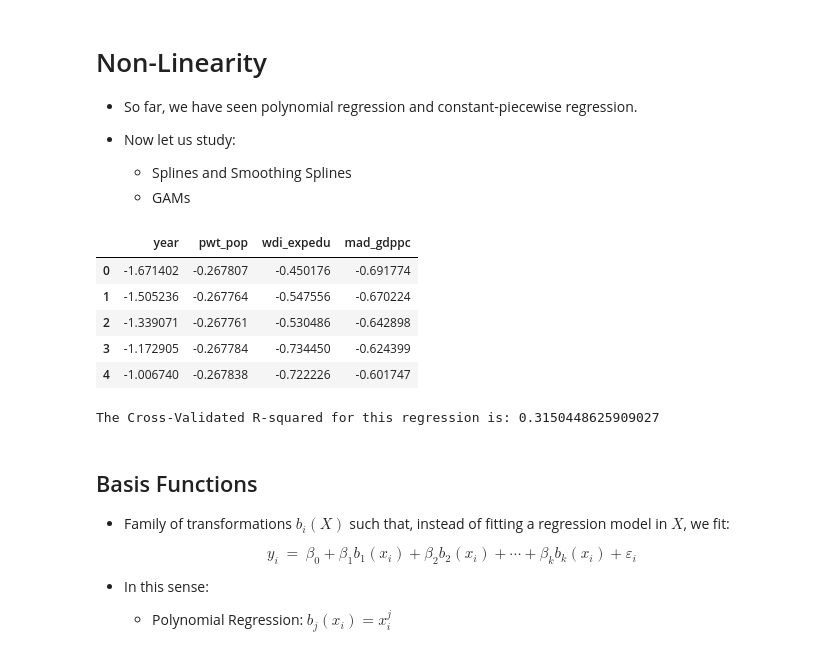
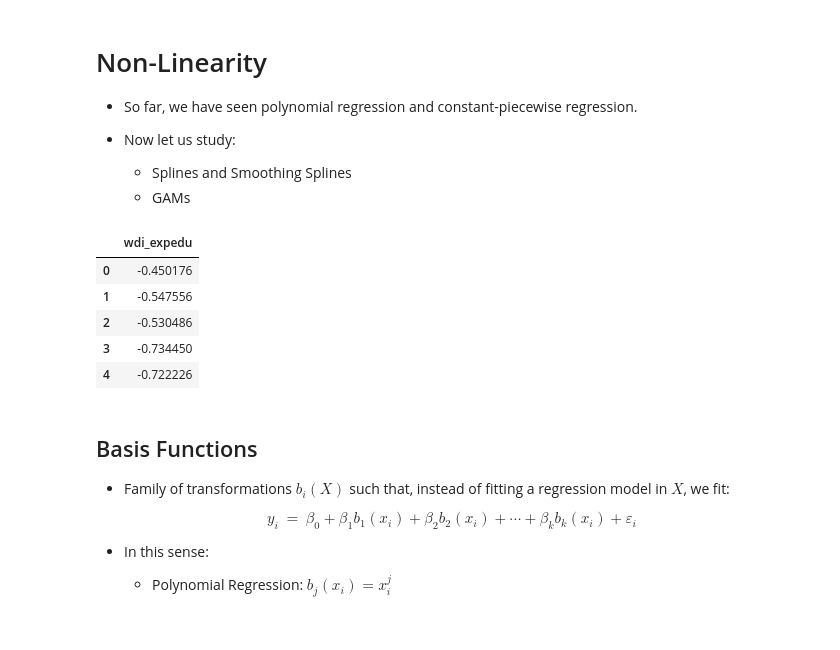
Before and after one commit to umbertomig/POLI175public, a Jupyter notebook: lectures/lecture17.ipynb, the cells around one changed output. Cells and saved outputs as stored; diff of their text form; code cells hidden in the pictures.

```diff
--- a/lectures/lecture17.ipynb
+++ b/lectures/lecture17.ipynb
@@ -130,32 +130,16 @@ dtype: float64
 # %%
 ## Process dataset
 y = countr['wdi_wip']
-X = countr[['year', 'pwt_pop', 'wdi_expedu', 'mad_gdppc']]
+X = countr[['wdi_expedu']]
 X_zed = StandardScaler().set_output(transform = 'pandas').fit_transform(X)
 X_zed.head()
 # %% [output]
-|  | year | pwt_pop | wdi_expedu | mad_gdppc |
-| 0 | -1.671402 | -0.267807 | -0.450176 | -0.691774 |
-| 1 | -1.505236 | -0.267764 | -0.547556 | -0.670224 |
-| 2 | -1.339071 | -0.267761 | -0.530486 | -0.642898 |
-| 3 | -1.172905 | -0.267784 | -0.734450 | -0.624399 |
-| 4 | -1.006740 | -0.267838 | -0.722226 | -0.601747 |
+|  | wdi_expedu |
+| 0 | -0.450176 |
+| 1 | -0.547556 |
+| 2 | -0.530486 |
+| 3 | -0.734450 |
+| 4 | -0.722226 |
-# %%
-## Splines with five knots in all variables
-splines = SplineTransformer(n_knots = 5,
-                            degree = 3,
-                            knots = 'quantile',
-                            extrapolation = 'constant')
-
-X_full = splines.set_output(transform = 'pandas').fit_transform(X_zed)
-cv = KFold(n_splits=5, shuffle=True)
-reg = LinearRegression()
-r2s = cross_val_score(reg, X_full, y,
-                      scoring = 'r2',
-                      cv = cv, n_jobs = -1)
-print('The Cross-Validated R-squared for this regression is: ' + str(np.mean(r2s)))
-# %% [output]
-The Cross-Validated R-squared for this regression is: 0.3150448625909027
 # %% [markdown]
 ## Basis Functions
 
```
Also changed, not shown: parts of 54 cells of this notebook, 5 other files.
